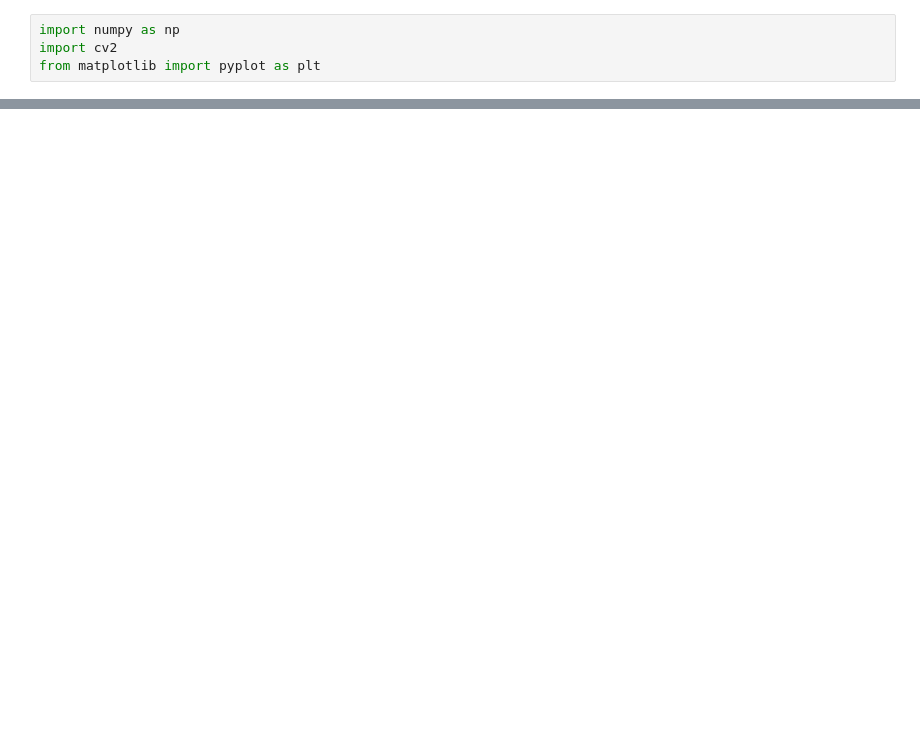
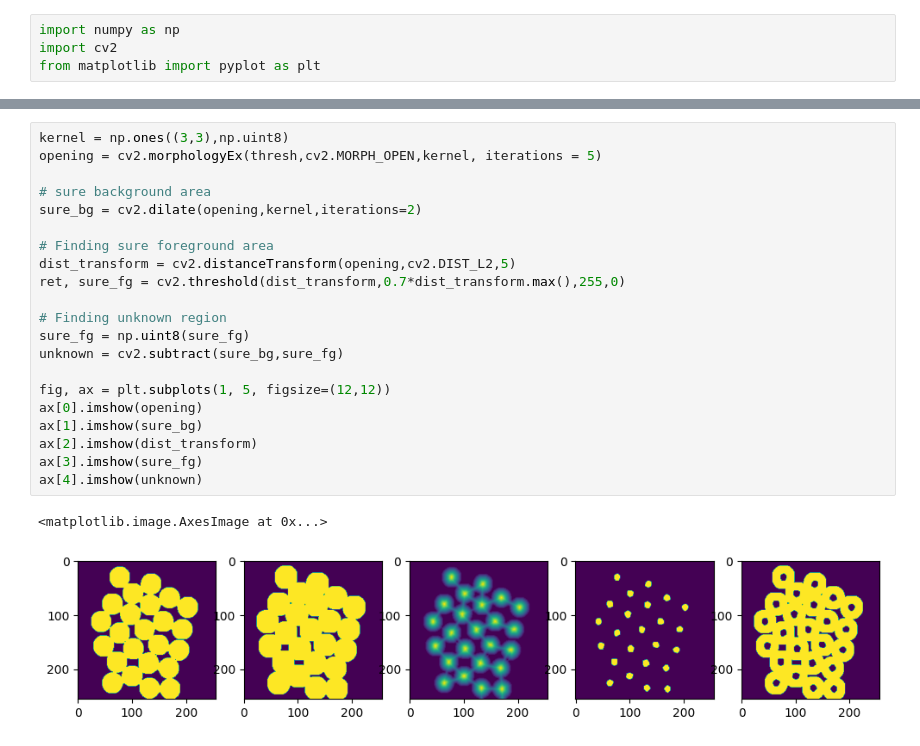
Before and after one commit to Dezzelshipc/CompMath, a Jupyter notebook: sem7-ai-systems/lab1/lab1.ipynb, the cells around one changed output, grey strips where cells are left out. Saved outputs shown, nothing was run; the diff lists cells and outputs as text; blank space fills up the shorter version.

```diff
--- a/sem7-ai-systems/lab1/lab1.ipynb
+++ b/sem7-ai-systems/lab1/lab1.ipynb
@@ -142,0 +156,24 @@ for i in range(count):
+# %%
+kernel = np.ones((3,3),np.uint8)
+opening = cv2.morphologyEx(thresh,cv2.MORPH_OPEN,kernel, iterations = 5)
+
+# sure background area
+sure_bg = cv2.dilate(opening,kernel,iterations=2)
+
+# Finding sure foreground area
+dist_transform = cv2.distanceTransform(opening,cv2.DIST_L2,5)
+ret, sure_fg = cv2.threshold(dist_transform,0.7*dist_transform.max(),255,0)
+
+# Finding unknown region
+sure_fg = np.uint8(sure_fg)
+unknown = cv2.subtract(sure_bg,sure_fg)
+
+fig, ax = plt.subplots(1, 5, figsize=(12,12))
+ax[0].imshow(opening)
+ax[1].imshow(sure_bg)
+ax[2].imshow(dist_transform)
+ax[3].imshow(sure_fg)
+ax[4].imshow(unknown)
+# %% [output]
+<matplotlib.image.AxesImage at 0x...>
+[figure, added]
```
Also changed, not shown: parts of 15 cells of this notebook, 8 other files.
